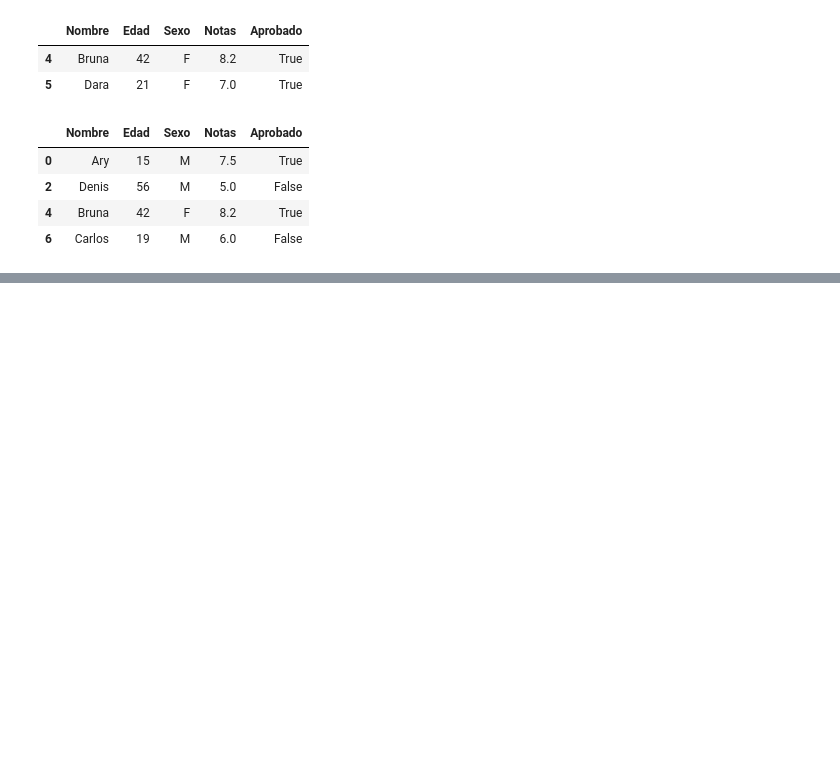
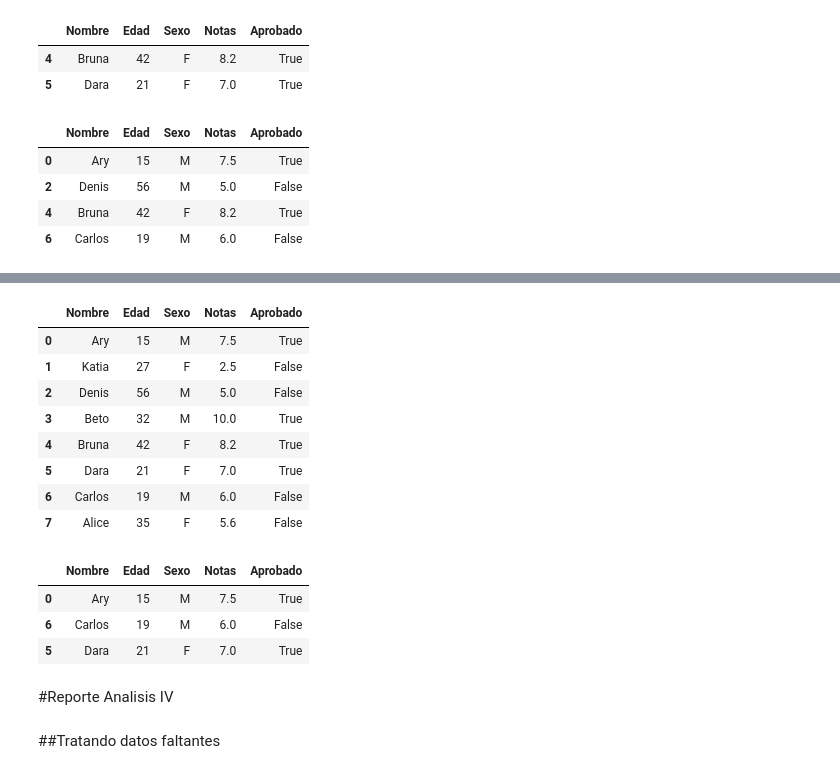
Before and after one commit to AdrianCPC/Data_analysis_rentals, a Jupyter notebook: Base_de_Datos.ipynb, the cells around one changed output, grey strips where cells are left out. Cells and saved outputs as stored; diff of their text form; code cells hidden in the pictures; blank space fills up the shorter version.

```diff
--- a/Base_de_Datos.ipynb
+++ b/Base_de_Datos.ipynb
@@ -639,0 +677,26 @@ grupos_edad
+# %%
+# Los tres alumnos mas jovenes
+
+alumnos
+# %% [output]
+|  | Nombre | Edad | Sexo | Notas | Aprobado |
+| 0 | Ary | 15 | M | 7.5 | True |
+| 1 | Katia | 27 | F | 2.5 | False |
+| 2 | Denis | 56 | M | 5.0 | False |
+| 3 | Beto | 32 | M | 10.0 | True |
+| 4 | Bruna | 42 | F | 8.2 | True |
+| 5 | Dara | 21 | F | 7.0 | True |
+| 6 | Carlos | 19 | M | 6.0 | False |
+| 7 | Alice | 35 | F | 5.6 | False |
+# %%
+alumnos.sort_values(by = ['Edad'], inplace = True)
+alumnos.iloc[:3]
+# %% [output]
+|  | Nombre | Edad | Sexo | Notas | Aprobado |
+| 0 | Ary | 15 | M | 7.5 | True |
+| 6 | Carlos | 19 | M | 6.0 | False |
+| 5 | Dara | 21 | F | 7.0 | True |
+# %% [markdown]
+#Reporte Analisis IV
+# %% [markdown]
+##Tratando datos faltantes
```
Also changed, not shown: parts of 12 cells of this notebook.
